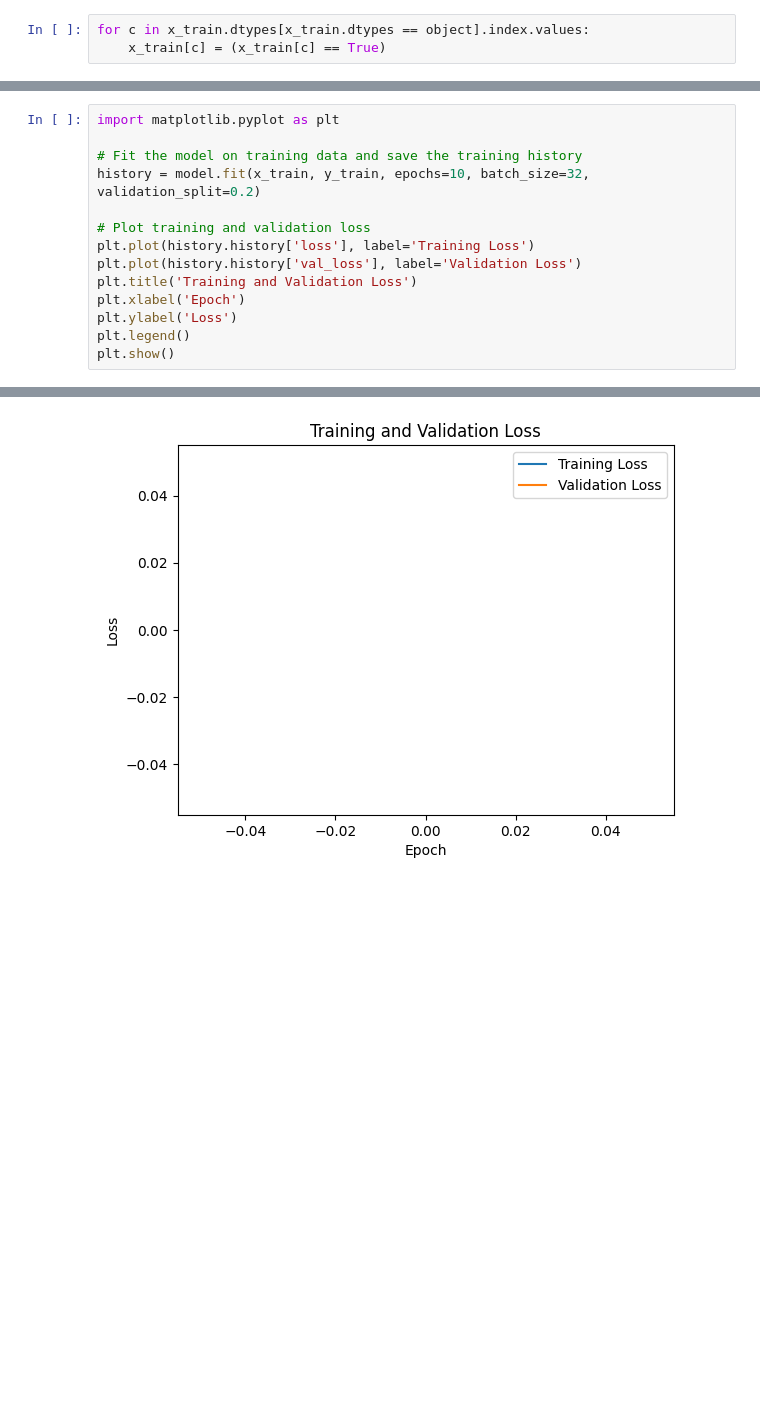
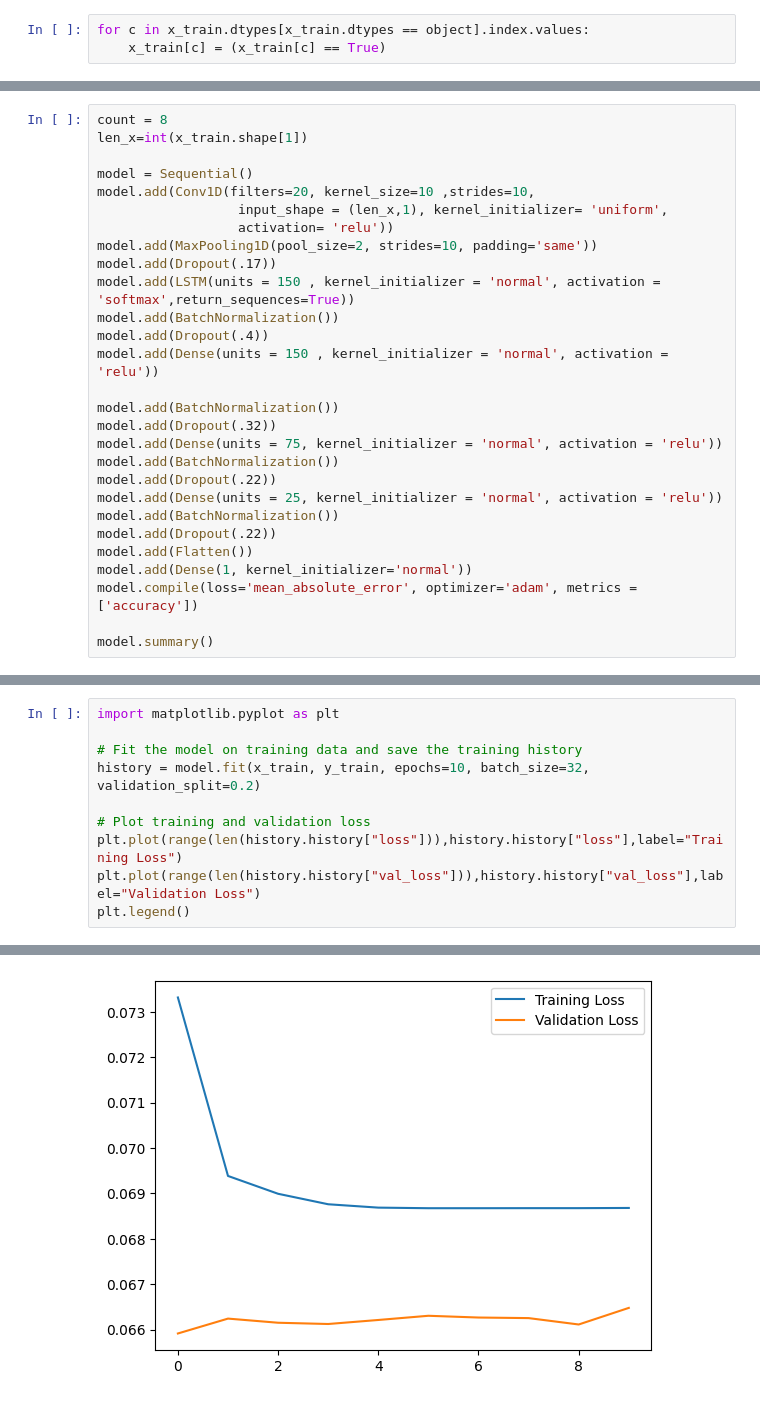
Before and after one commit to efazHossain/DATA-4380, a Jupyter notebook: Projects/DeepLearning/Zillow_DeepLearning.ipynb, the cells around one changed output, grey strips where cells are left out. Cells and saved outputs as stored; diff of their text form; blank space fills up the shorter version.

Commit message:
Added TabularProject ppt | Fixed DeepLearning project errors

```diff
--- a/Projects/DeepLearning/Zillow_DeepLearning.ipynb
+++ b/Projects/DeepLearning/Zillow_DeepLearning.ipynb
@@ -126,0 +106,28 @@ _________________________________________________________________
+# %%
+count = 8
+len_x=int(x_train.shape[1])
+
+model = Sequential()
+model.add(Conv1D(filters=20, kernel_size=10 ,strides=10,
+                  input_shape = (len_x,1), kernel_initializer= 'uniform',
+                  activation= 'relu'))
+model.add(MaxPooling1D(pool_size=2, strides=10, padding='same'))
+model.add(Dropout(.17))
+model.add(LSTM(units = 150 , kernel_initializer = 'normal', activation = 'softmax',return_sequences=True))
+model.add(BatchNormalization())
+model.add(Dropout(.4))
+model.add(Dense(units = 150 , kernel_initializer = 'normal', activation = 'relu'))
+
+model.add(BatchNormalization())
+model.add(Dropout(.32))
+model.add(Dense(units = 75, kernel_initializer = 'normal', activation = 'relu'))
+model.add(BatchNormalization())
+model.add(Dropout(.22))
+model.add(Dense(units = 25, kernel_initializer = 'normal', activation = 'relu'))
+model.add(BatchNormalization())
+model.add(Dropout(.22))
+model.add(Flatten())
+model.add(Dense(1, kernel_initializer='normal'))
+model.compile(loss='mean_absolute_error', optimizer='adam', metrics = ['accuracy'])
+
+model.summary()
@@ -131,12 +162,8 @@ import matplotlib.pyplot as plt
 history = model.fit(x_train, y_train, epochs=10, batch_size=32, validation_split=0.2)
 
 # Plot training and validation loss
-plt.plot(history.history['loss'], label='Training Loss')
-plt.plot(history.history['val_loss'], label='Validation Loss')
-plt.title('Training and Validation Loss')
-plt.xlabel('Epoch')
-plt.ylabel('Loss')
+plt.plot(range(len(history.history["loss"])),history.history["loss"],label="Training Loss")
+plt.plot(range(len(history.history["val_loss"])),history.history["val_loss"],label="Validation Loss")
 plt.legend()
-plt.show()
 # %% [output]
 Epoch 1/10
@@ -162 +190 @@ Epoch 10/10
-[figure, old version]
+[figure, new version]
```
Also changed, not shown: parts of 28 cells of this notebook, 1 other file.
